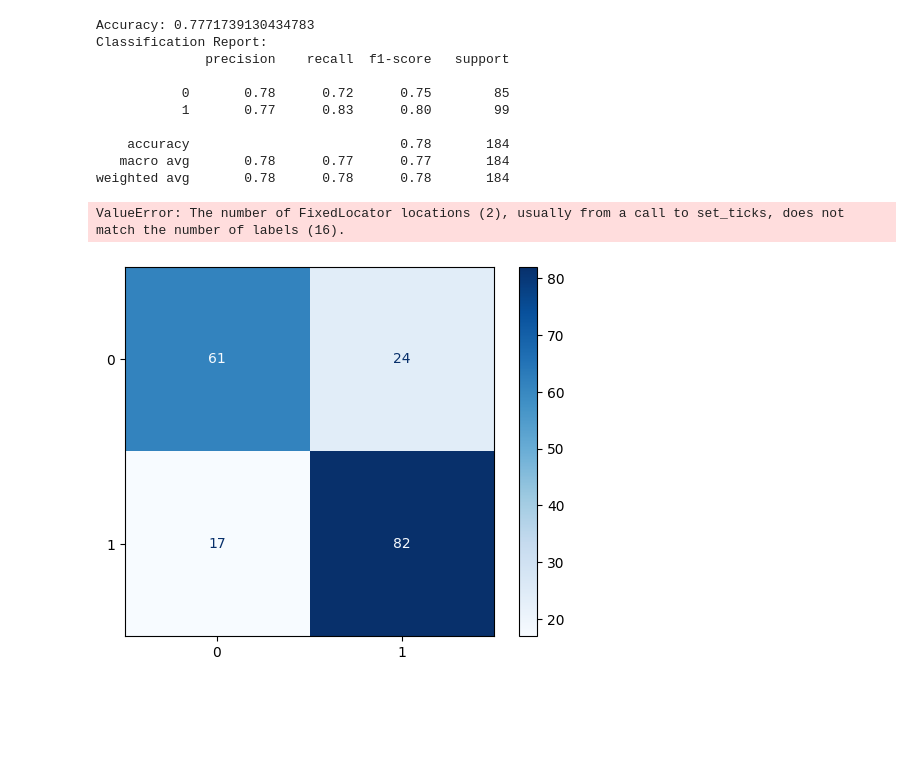
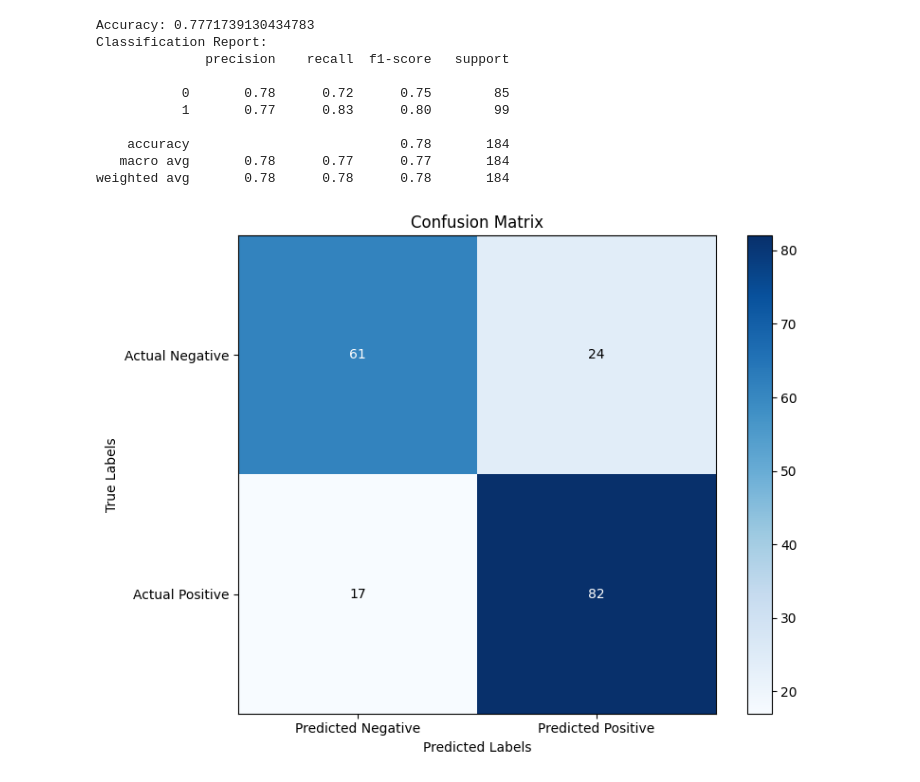
Before and after one commit to AlexDarigan/mtg-rest, a Jupyter notebook: notebooks/SupportVectorMachines/SupportVectorMachines.ipynb, the cells around one changed output. Drawn from its saved outputs; the diff is of its cells as text; code cells hidden in the pictures; blank space fills up the shorter version.

Commit message:
added correct confusion matrix

```diff
--- a/notebooks/SupportVectorMachines/SupportVectorMachines.ipynb
+++ b/notebooks/SupportVectorMachines/SupportVectorMachines.ipynb
@@ -93,27 +93,27 @@ Classification Report:
     accuracy                           0.78       184
    macro avg       0.78      0.77      0.77       184
 weighted avg       0.78      0.78      0.78       184
-# %%
-# Plot non-normalized confusion matrix
-titles_options = [
-    ("Confusion matrix, without normalization", None),
-    ("Normalized confusion matrix", "true"),
-]
-for title, normalize in titles_options:
-    disp = ConfusionMatrixDisplay.from_estimator(
-        classifier,
-        X_test,
-        y_test,
-        display_labels=data.columns.values,
-        cmap=plt.cm.Blues,
-        normalize=normalize,
-    )
-    disp.ax_.set_title(title)
-
-    print(title)
-    print(disp.confusion_matrix)
-
-plt.show()
-# %% [output]
-ValueError: The number of FixedLocator locations (2), usually from a call to set_ticks, does not match the number of labels (16).
-[figure, removed]
+# %%
+# Plot Confusion Matrix
+cm = confusion_matrix(y_test, predictions)
+plt.figure(figsize=(8, 6))
+plt.imshow(cm, interpolation='nearest', cmap=plt.cm.Blues)
+plt.title('Confusion Matrix')
+plt.colorbar()
+plt.xticks([0, 1], ['Predicted Negative', 'Predicted Positive'])
+plt.yticks([0, 1], ['Actual Negative', 'Actual Positive'])
+
+thresh = cm.max() / 2.
+for i in range(cm.shape[0]):
+    for j in range(cm.shape[1]):
+        plt.text(j, i, format(cm[i, j], 'd'),
+                 ha="center", va="center",
+                 color="white" if cm[i, j] > thresh else "black")
+
+plt.xlabel('Predicted Labels')
+plt.ylabel('True Labels')
+plt.tight_layout()
+
+plt.show()
+# %% [output]
+[figure, added]
```
Also changed, not shown: parts of 1 cell of this notebook.
